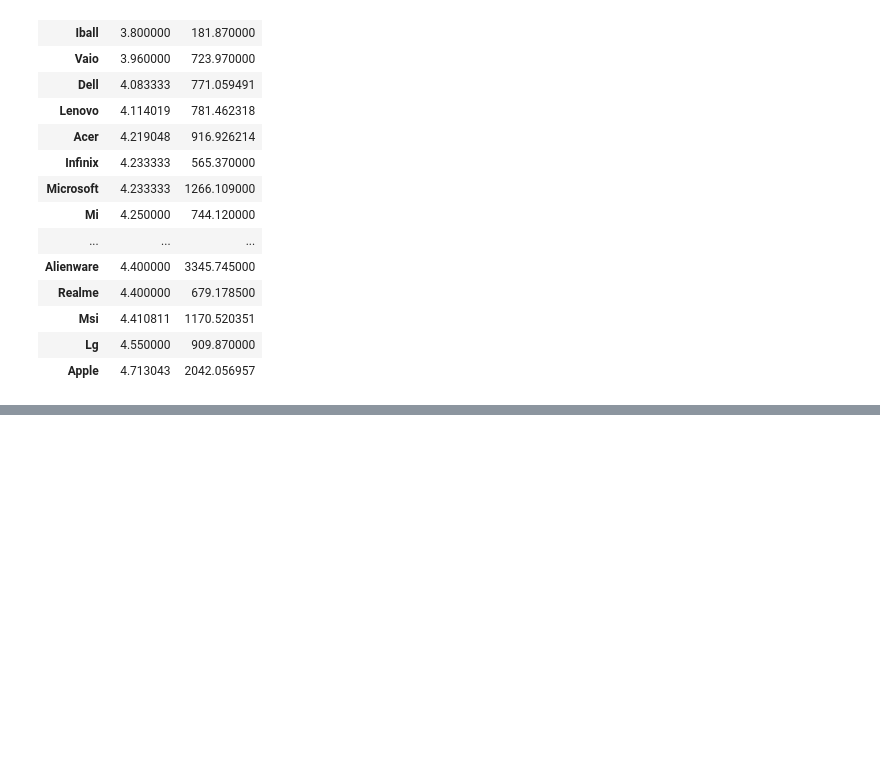
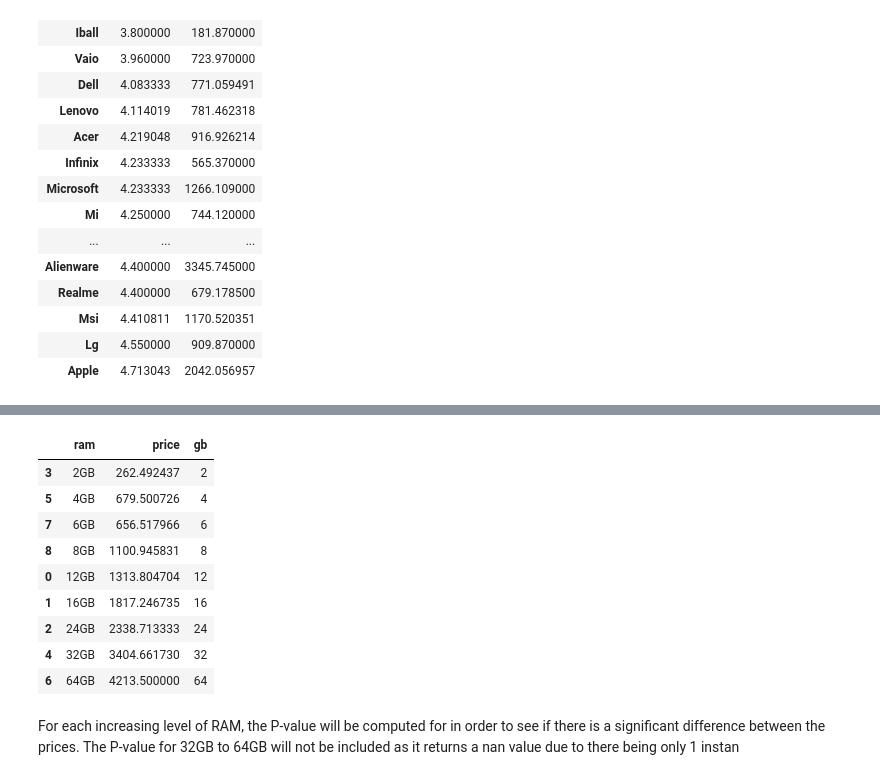
Before and after one commit to jason-9601/DATAPRE-Final, a Jupyter notebook: DATAPRE Final.ipynb, the cells around one changed output, grey strips where cells are left out. Drawn from its saved outputs; the diff is of its cells as text; code cells hidden in the pictures; blank space fills up the shorter version.

Commit message:
Comparison of laptop prices with different RAM

```diff
--- a/DATAPRE Final.ipynb
+++ b/DATAPRE Final.ipynb
@@ -874,0 +893,22 @@ Based on the data, Windows is the most common operating system used in laptops,
+# %%
+df_ram_price = df_laptops.groupby('ram').mean().reset_index()
+df_ram_price = df_ram_price.drop('star_rating', axis=1)
+# %%
+df_ram_price['gb'] = df_ram_price['ram'].apply(lambda x: x.split('GB')[0])
+df_ram_price['gb'] = df_ram_price['gb'].astype('int')
+
+df_ram_price = df_ram_price.sort_values(by=['gb'])
+df_ram_price
+# %% [output]
+|  | ram | price | gb |
+| 3 | 2GB | 262.492437 | 2 |
+| 5 | 4GB | 679.500726 | 4 |
+| 7 | 6GB | 656.517966 | 6 |
+| 8 | 8GB | 1100.945831 | 8 |
+| 0 | 12GB | 1313.804704 | 12 |
+| 1 | 16GB | 1817.246735 | 16 |
+| 2 | 24GB | 2338.713333 | 24 |
+| 4 | 32GB | 3404.661730 | 32 |
+| 6 | 64GB | 4213.500000 | 64 |
+# %% [markdown]
+For each increasing level of RAM, the P-value will be computed for in order to see if there is a significant difference between the prices. The P-value for 32GB to 64GB will not be included as it returns a nan value due to there being only 1 instan
```
Also changed, not shown: parts of 33 cells of this notebook.
